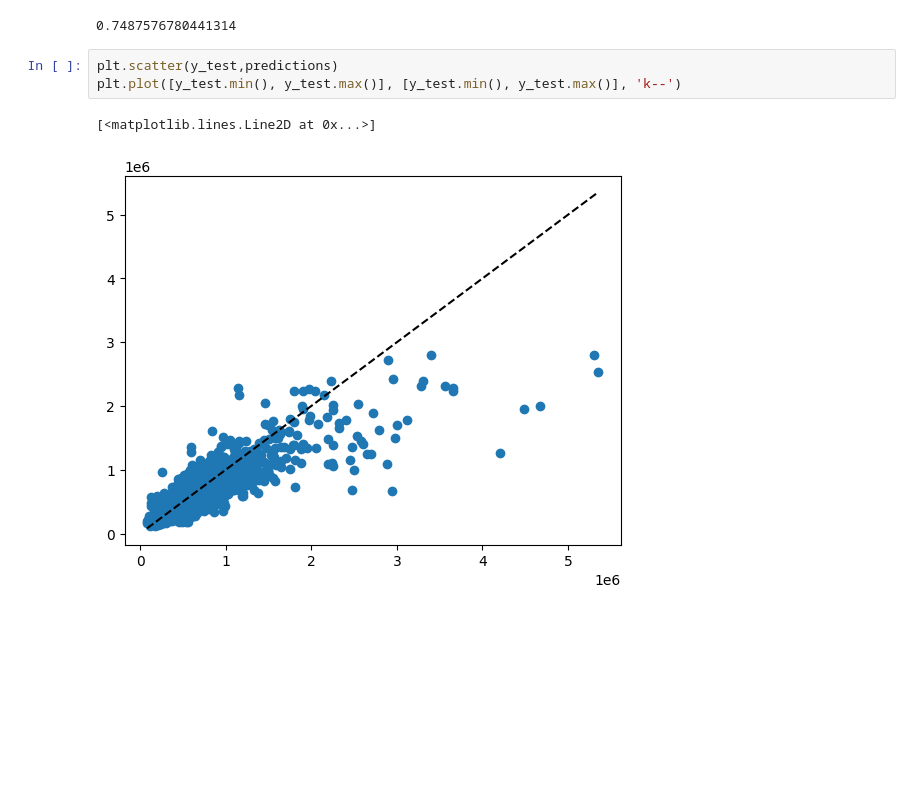
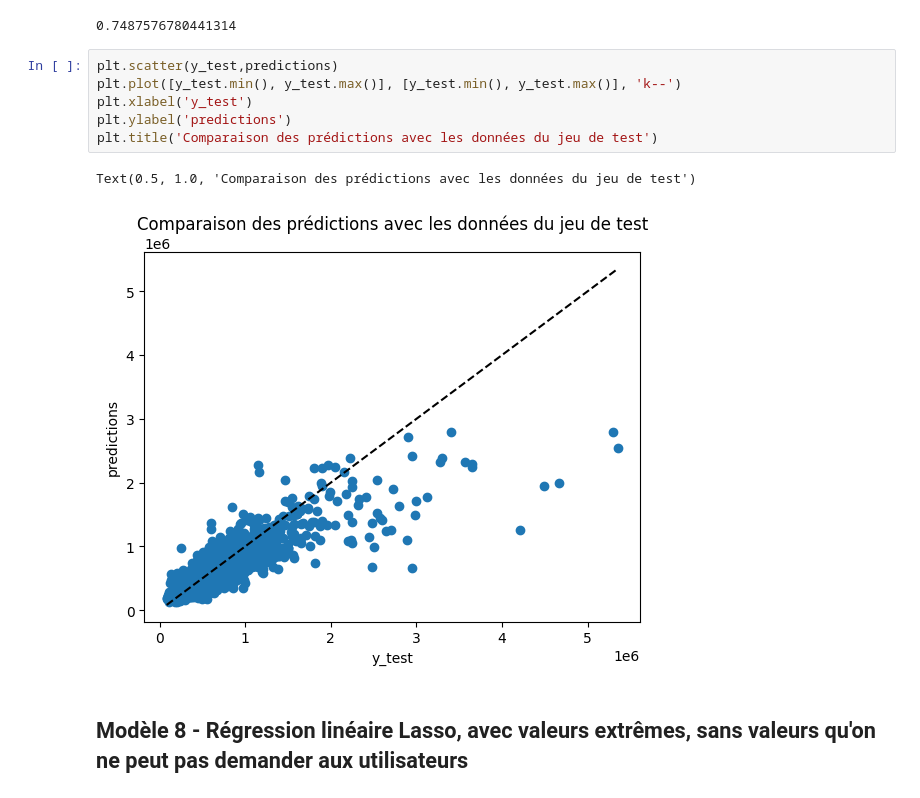
Before and after one commit to Manonp59/projet_immobilier, a Jupyter notebook: data_preparation.ipynb, the cells around one changed output. Cells and saved outputs as stored; diff of their text form; blank space fills up the shorter version.

```diff
--- a/data_preparation.ipynb
+++ b/data_preparation.ipynb
@@ -712,6 +735,11 @@ trained_pipe.score(X_test, y_test)
 # %%
 plt.scatter(y_test,predictions)
 plt.plot([y_test.min(), y_test.max()], [y_test.min(), y_test.max()], 'k--')
+plt.xlabel('y_test')
+plt.ylabel('predictions')
+plt.title('Comparaison des prédictions avec les données du jeu de test')
 # %% [output]
-[<matplotlib.lines.Line2D at 0x...>]
+Text(0.5, 1.0, 'Comparaison des prédictions avec les données du jeu de test')
-[figure, old version]
+[figure, new version]
+# %% [markdown]
+## Modèle 8 - Régression linéaire Lasso, avec valeurs extrêmes, sans valeurs qu'on ne peut pas demander aux utilisateurs
```
Also changed, not shown: parts of 30 cells of this notebook, 13 other files.
